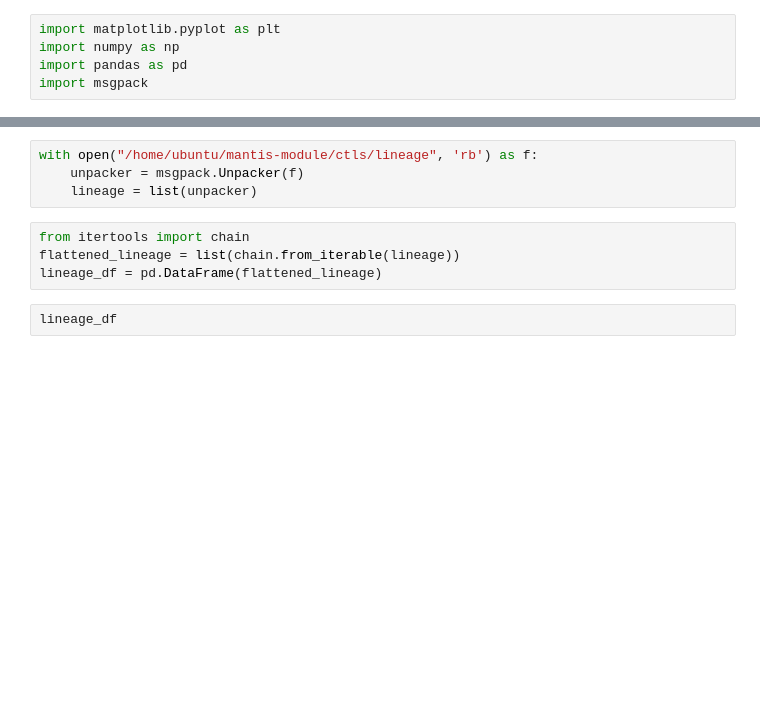
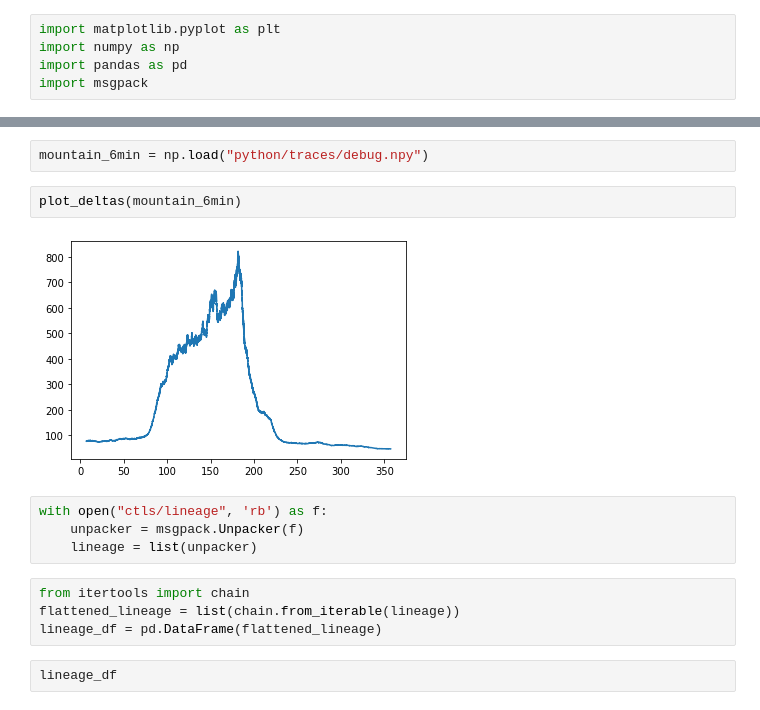
Before and after one commit to EyalSel/mantis-module, a Jupyter notebook: Plotting-Exps.ipynb, the cells around one changed output, grey strips where cells are left out. Drawn from its saved outputs; the diff is of its cells as text; blank space fills up the shorter version.

```diff
--- a/Plotting-Exps.ipynb
+++ b/Plotting-Exps.ipynb
@@ -6,5 +15,11 @@ import msgpack
+# %%
+mountain_6min = np.load("python/traces/debug.npy")
+# %%
+plot_deltas(mountain_6min)
+# %% [output]
+[figure, added]
 # %%
-with open("/home/ubuntu/mantis-module/ctls/lineage", 'rb') as f:
+with open("ctls/lineage", 'rb') as f:
     unpacker = msgpack.Unpacker(f)
     lineage = list(unpacker)
 # %%
```
Also changed, not shown: parts of 16 cells of this notebook.
